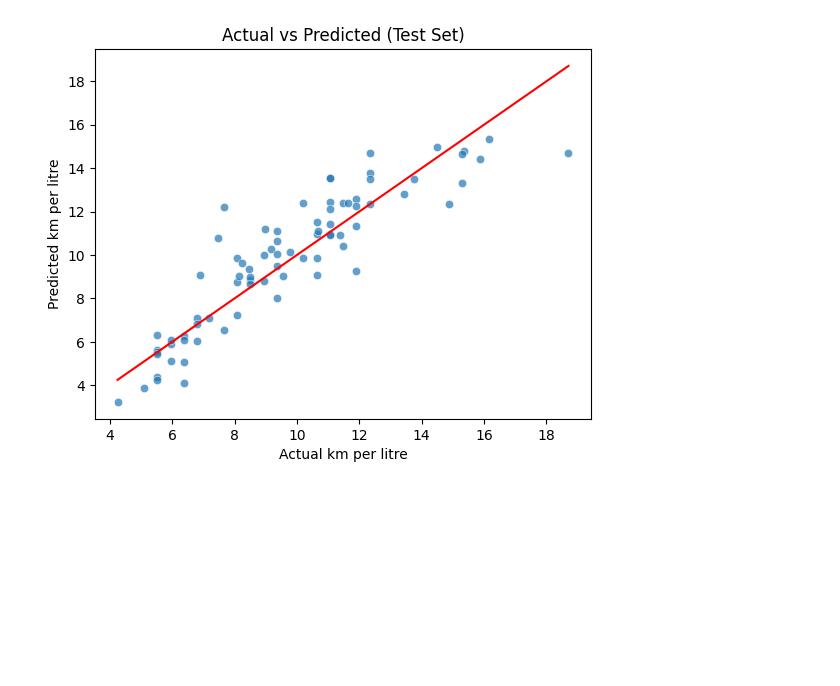
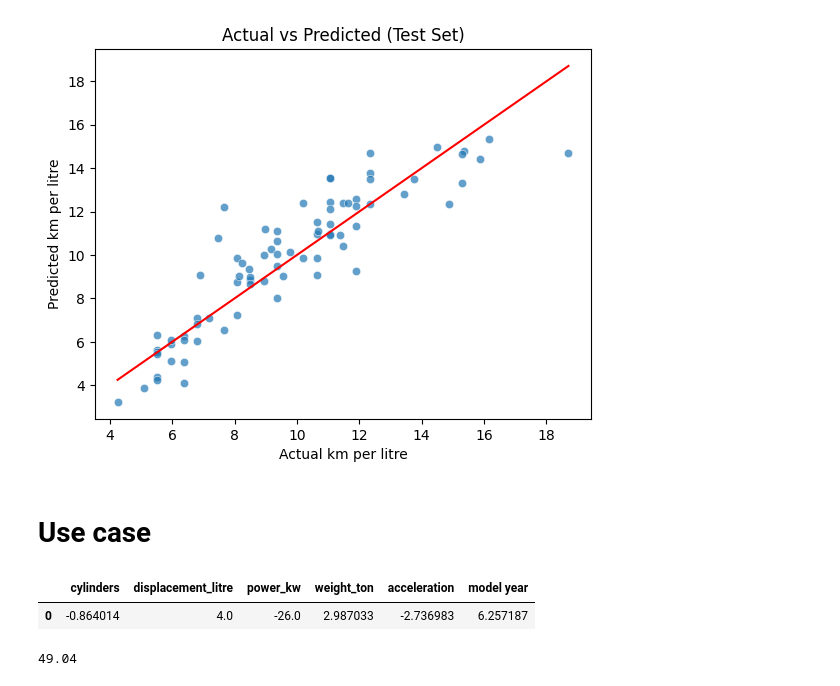
Before and after one commit to Zeldean/MLG382, a Jupyter notebook: Random/notebooks/GPT/b.ipynb, the cells around one changed output. Saved outputs shown, nothing was run; the diff lists cells and outputs as text; code cells hidden in the pictures; blank space fills up the shorter version.

```diff
--- a/Random/notebooks/GPT/b.ipynb
+++ b/Random/notebooks/GPT/b.ipynb
@@ -213,3 +219,28 @@ plt.ylabel("Predicted km per litre")
 plt.show()
 # %% [output]
 [figure]
+# %% [markdown]
+# Use case
+# %%
+x_dataPoint = {
+    'cylinders': 4,
+    'displacement_litre': 6,
+    'power_kw': 20,
+    'weight_ton': 2.5,
+    'acceleration': 8,
+    'model year': 99
+}
+df_dataPoint = pd.DataFrame(x_dataPoint, index=[0])
+# %%
+c1 = pd.DataFrame(pt.transform(df_dataPoint[skewed_col]), columns=skewed_col)
+c2 = df_dataPoint.copy()
+c2[skewed_col] = c1
+c3 = pd.DataFrame(ss.transform(c2), columns=xn)
+c3.head()
+# %% [output]
+|  | cylinders | displacement_litre | power_kw | weight_ton | acceleration | model year |
+| 0 | -0.864014 | 4.0 | -26.0 | 2.987033 | -2.736983 | 6.257187 |
+# %%
+print(f"{model.predict(c3)[0][0]:.2f}")
+# %% [output]
+49.04
```
Also changed, not shown: parts of 1 cell of this notebook.
